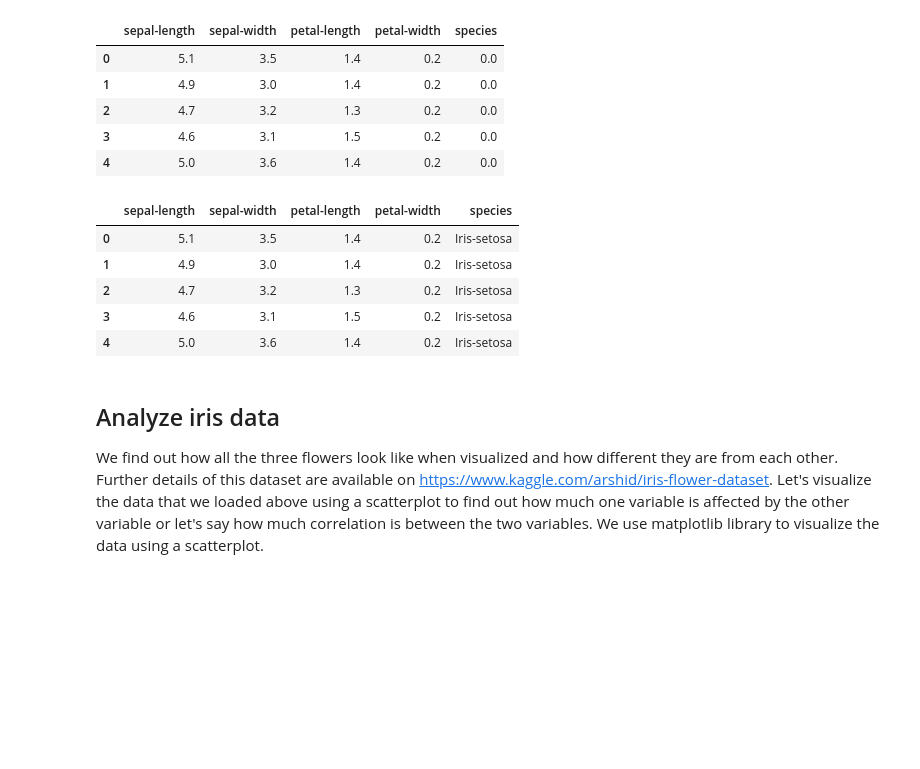
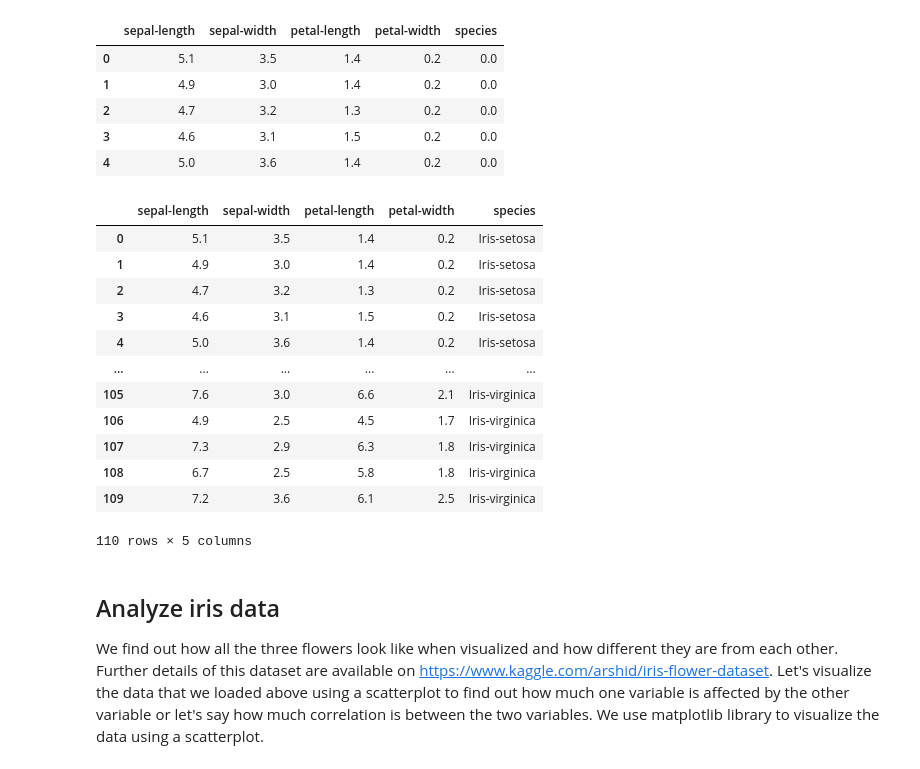
Before and after one commit to AIA-FT-N921-002/HDipInAI, a Jupyter notebook: ML/Tutorial_2/Tutorial_2.ipynb, the cells around one changed output. Saved outputs shown, nothing was run; the diff lists cells and outputs as text; code cells hidden in the pictures; blank space fills up the shorter version.

```diff
--- a/ML/Tutorial_2/Tutorial_2.ipynb
+++ b/ML/Tutorial_2/Tutorial_2.ipynb
@@ -97,14 +100,21 @@ dataset['species'].replace(2, 'Iris-virginica', inplace = True)
 # %%
 # Display the first five rows of the dataset and see what it looks like!
 
-dataset.head(5)
+dataset.head(110)
 # %% [output]
 |  | sepal-length | sepal-width | petal-length | petal-width | species |
 | 0 | 5.1 | 3.5 | 1.4 | 0.2 | Iris-setosa |
 | 1 | 4.9 | 3.0 | 1.4 | 0.2 | Iris-setosa |
 | 2 | 4.7 | 3.2 | 1.3 | 0.2 | Iris-setosa |
 | 3 | 4.6 | 3.1 | 1.5 | 0.2 | Iris-setosa |
 | 4 | 5.0 | 3.6 | 1.4 | 0.2 | Iris-setosa |
+| ... | ... | ... | ... | ... | ... |
+| 105 | 7.6 | 3.0 | 6.6 | 2.1 | Iris-virginica |
+| 106 | 4.9 | 2.5 | 4.5 | 1.7 | Iris-virginica |
+| 107 | 7.3 | 2.9 | 6.3 | 1.8 | Iris-virginica |
+| 108 | 6.7 | 2.5 | 5.8 | 1.8 | Iris-virginica |
+| 109 | 7.2 | 3.6 | 6.1 | 2.5 | Iris-virginica |
+110 rows × 5 columns
 # %% [markdown]
 ## Analyze iris data
 We find out how all the three flowers look like when visualized and how different they are from each other.
```
Also changed, not shown: parts of 1 cell of this notebook.
